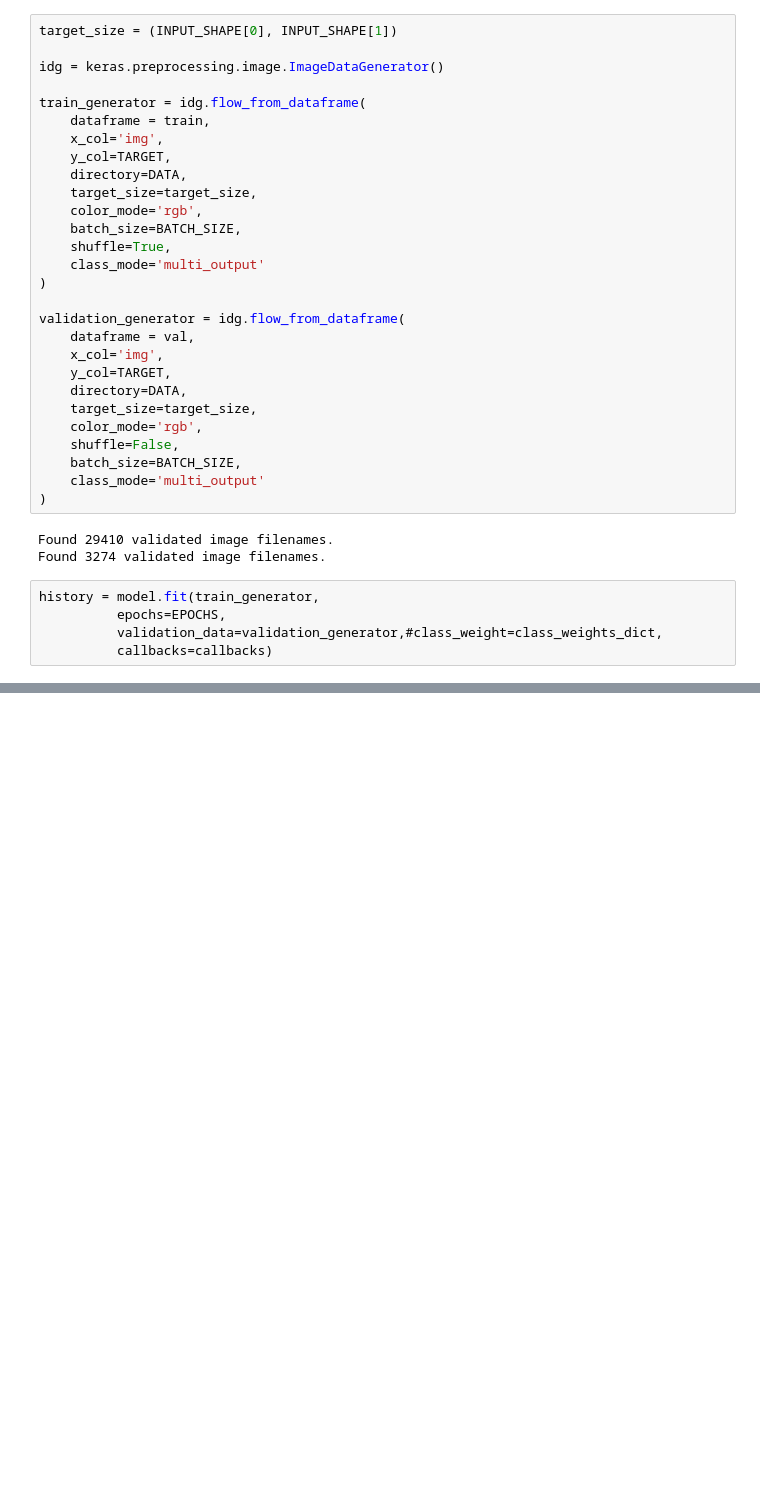
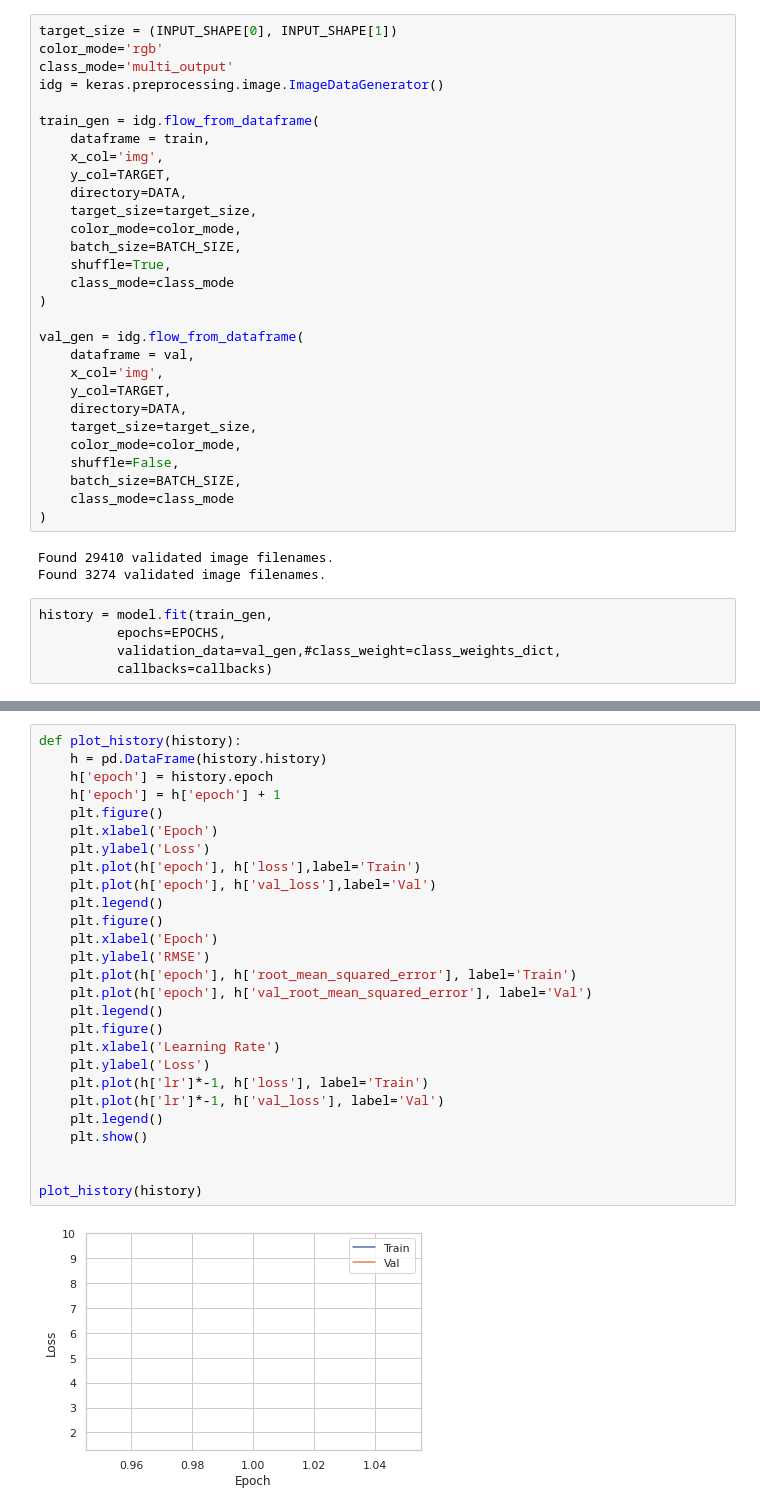
Before and after one commit to seahrh/kaggle-osic-pulmonary-fibrosis-progression, a Jupyter notebook: efficientnet.ipynb, the cells around one changed output, grey strips where cells are left out. Saved outputs shown, nothing was run; the diff lists cells and outputs as text; blank space fills up the shorter version.

Commit message:
train efficientnet b0, plot history

```diff
--- a/efficientnet.ipynb
+++ b/efficientnet.ipynb
@@ -159,38 +159,39 @@ rmse = keras.metrics.RootMeanSquaredError()
 model.compile(loss=loss, optimizer=optimizer, metrics=[rmse])
 # %%
 target_size = (INPUT_SHAPE[0], INPUT_SHAPE[1])
-
+color_mode='rgb'
+class_mode='multi_output'
 idg = keras.preprocessing.image.ImageDataGenerator()
 
-train_generator = idg.flow_from_dataframe(
+train_gen = idg.flow_from_dataframe(
     dataframe = train,
     x_col='img',
     y_col=TARGET,
     directory=DATA,
     target_size=target_size,
-    color_mode='rgb',
+    color_mode=color_mode,
     batch_size=BATCH_SIZE,
     shuffle=True,
-    class_mode='multi_output'
+    class_mode=class_mode
 )
 
-validation_generator = idg.flow_from_dataframe(
+val_gen = idg.flow_from_dataframe(
     dataframe = val,
     x_col='img',
     y_col=TARGET,
     directory=DATA,
     target_size=target_size,
-    color_mode='rgb',
+    color_mode=color_mode,
     shuffle=False,
     batch_size=BATCH_SIZE,
-    class_mode='multi_output'
+    class_mode=class_mode
 )
 # %% [output]
 Found 29410 validated image filenames.
 Found 3274 validated image filenames.
 # %%
-history = model.fit(train_generator,
+history = model.fit(train_gen,
           epochs=EPOCHS,
-          validation_data=validation_generator,#class_weight=class_weights_dict,
+          validation_data=val_gen,#class_weight=class_weights_dict,
           callbacks=callbacks)
 # %% [output]
@@ -197,0 +199,29 @@ Epoch 1/2
+# %%
+def plot_history(history):
+    h = pd.DataFrame(history.history)
+    h['epoch'] = history.epoch
+    h['epoch'] = h['epoch'] + 1
+    plt.figure()
+    plt.xlabel('Epoch')
+    plt.ylabel('Loss')
+    plt.plot(h['epoch'], h['loss'],label='Train')
+    plt.plot(h['epoch'], h['val_loss'],label='Val')
+    plt.legend()
+    plt.figure()
+    plt.xlabel('Epoch')
+    plt.ylabel('RMSE')
+    plt.plot(h['epoch'], h['root_mean_squared_error'], label='Train')
+    plt.plot(h['epoch'], h['val_root_mean_squared_error'], label='Val')
+    plt.legend()
+    plt.figure()
+    plt.xlabel('Learning Rate')
+    plt.ylabel('Loss')
+    plt.plot(h['lr']*-1, h['loss'], label='Train')
+    plt.plot(h['lr']*-1, h['val_loss'], label='Val')
+    plt.legend()
+    plt.show()
+
+
+plot_history(history)
+# %% [output]
+[figure, added]
```
Also changed, not shown: parts of 6 cells of this notebook, 1 other file.
